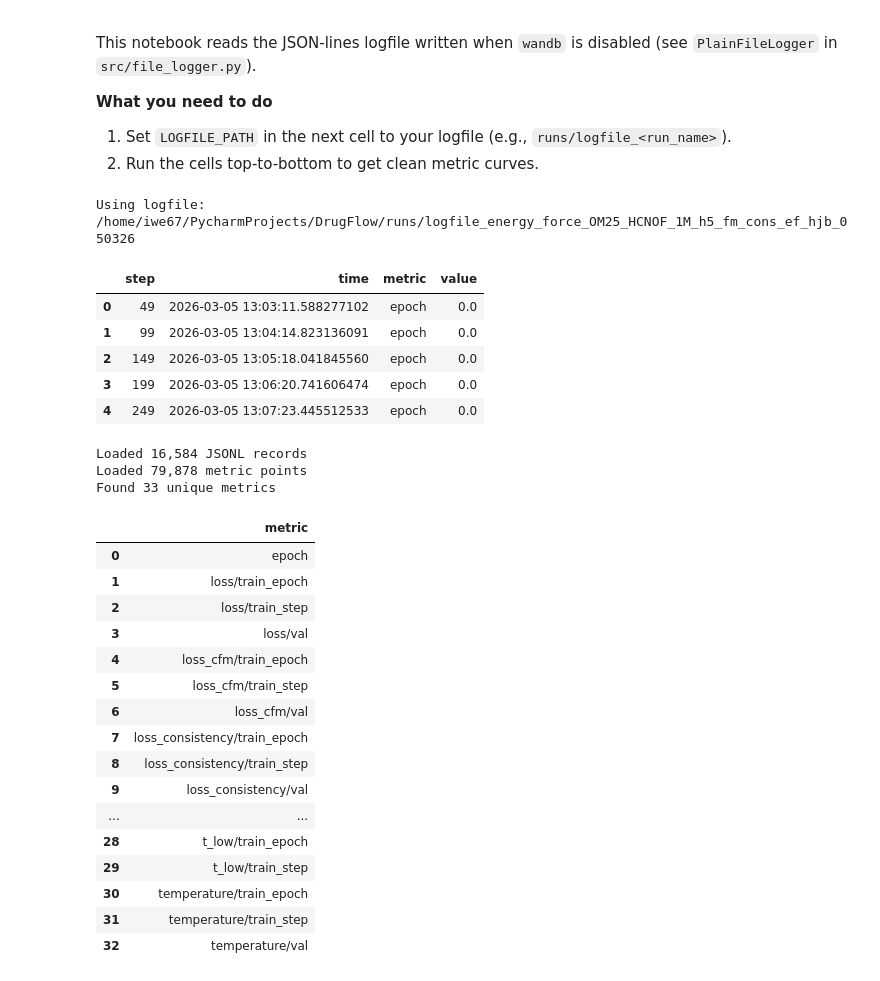
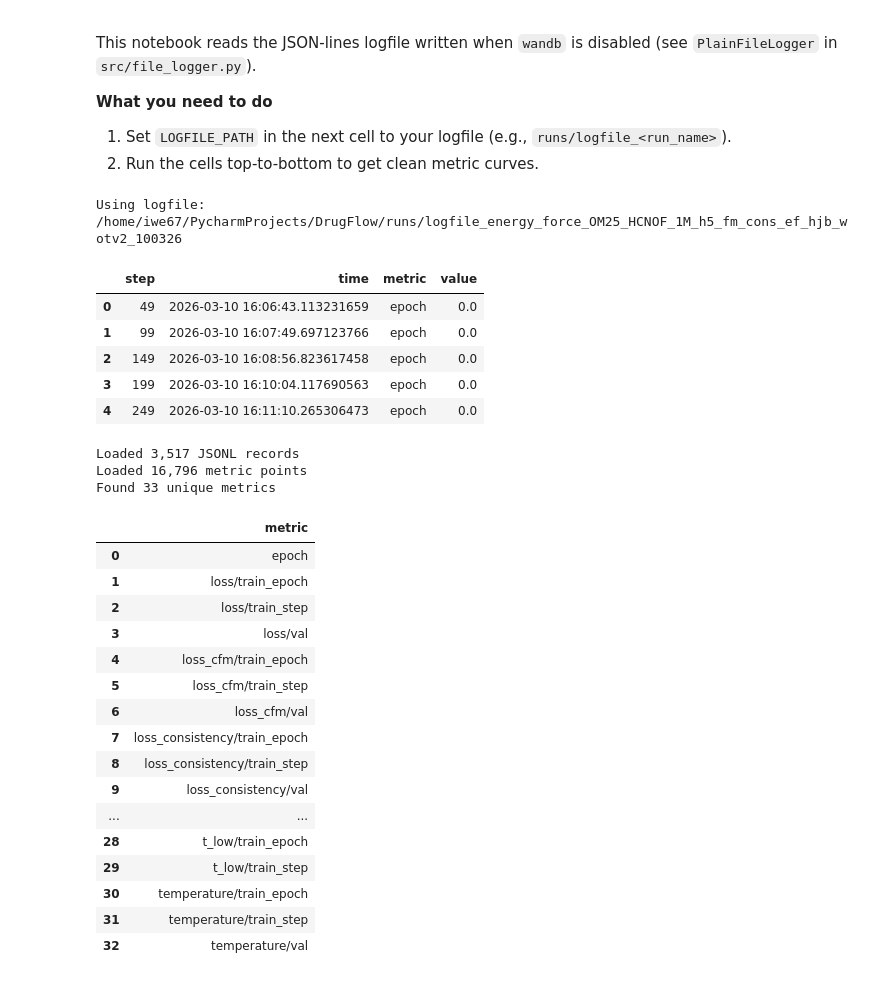
Before and after one commit to maximoffdev/DrugFlow, a Jupyter notebook: notebooks/plot_logfile.ipynb, the cells around one changed output. Cells and saved outputs as stored; diff of their text form; code cells hidden in the pictures.

```diff
--- a/notebooks/plot_logfile.ipynb
+++ b/notebooks/plot_logfile.ipynb
@@ -27,7 +27,7 @@ RUNS_DIR = ROOT / "runs"
 
 # Point this to your JSONL logfile (written by PlainFileLogger).
 # If left as None, we auto-pick the newest `runs/logfile_*` file.
-LOGFILE_PATH:  Path | None = Path("runs/logfile_energy_force_OM25_HCNOF_1M_h5_fm_cons_ef_hjb_050326")
+LOGFILE_PATH:  Path | None = Path("runs/logfile_energy_force_OM25_HCNOF_1M_h5_fm_cons_ef_hjb_wotv2_100326")
 
 def pick_latest_logfile(runs_dir: Path) -> Path:
     candidates = sorted(runs_dir.glob("logfile_*"), key=lambda p: p.stat().st_mtime, reverse=True)
@@ -61,39 +61,39 @@ def load_jsonl(path: Path) -> list[dict[str, Any]]:
             if isinstance(rec, dict):
                 records.append(rec)
     return records
 
 def metrics_dataframe(records: list[dict[str, Any]]) -> pd.DataFrame:
     rows: list[dict[str, Any]] = []
     for rec in records:
         if rec.get("type") != "metrics":
             continue
         step = rec.get("step")
         wall_time = rec.get("time")
         metrics = rec.get("metrics") or {}
         if not isinstance(metrics, dict):
             continue
         for k, v in metrics.items():
             if _is_number(v):
                 rows.append({"step": step, "time": wall_time, "metric": str(k), "value": float(v)})
     df = pd.DataFrame(rows)
     if df.empty:
         return df
     df = df.dropna(subset=["step"]).copy()
     df["step"] = df["step"].astype(int)
     df["time"] = pd.to_datetime(df["time"], unit="s", origin="unix")
     return df.sort_values(["metric", "step"]).reset_index(drop=True)
 
 records = load_jsonl(LOGFILE_PATH)
 df = metrics_dataframe(records)
 df.head()
 # %% [output]
-Using logfile: /home/iwe67/PycharmProjects/DrugFlow/runs/logfile_energy_force_OM25_HCNOF_1M_h5_fm_cons_ef_hjb_050326
+Using logfile: /home/iwe67/PycharmProjects/DrugFlow/runs/logfile_energy_force_OM25_HCNOF_1M_h5_fm_cons_ef_hjb_wotv2_100326
 |  | step | time | metric | value |
-| 0 | 49 | 2026-03-05 13:03:11.588277102 | epoch | 0.0 |
-| 1 | 99 | 2026-03-05 13:04:14.823136091 | epoch | 0.0 |
-| 2 | 149 | 2026-03-05 13:05:18.041845560 | epoch | 0.0 |
-| 3 | 199 | 2026-03-05 13:06:20.741606474 | epoch | 0.0 |
-| 4 | 249 | 2026-03-05 13:07:23.445512533 | epoch | 0.0 |
+| 0 | 49 | 2026-03-10 16:06:43.113231659 | epoch | 0.0 |
+| 1 | 99 | 2026-03-10 16:07:49.697123766 | epoch | 0.0 |
+| 2 | 149 | 2026-03-10 16:08:56.823617458 | epoch | 0.0 |
+| 3 | 199 | 2026-03-10 16:10:04.117690563 | epoch | 0.0 |
+| 4 | 249 | 2026-03-10 16:11:10.265306473 | epoch | 0.0 |
 # %%
 # Quick sanity checks / overview
 print(f"Loaded {len(records):,} JSONL records")
@@ -106,8 +106,8 @@ metrics = sorted(df["metric"].unique().tolist())
 print(f"Found {len(metrics)} unique metrics")
 pd.Series(metrics).to_frame("metric").head(40)
 # %% [output]
-Loaded 16,584 JSONL records
-Loaded 79,878 metric points
+Loaded 3,517 JSONL records
+Loaded 16,796 metric points
 Found 33 unique metrics
 |  | metric |
 | 0 | epoch |
```
Also changed, not shown: parts of 2 cells of this notebook, 5 other files.
